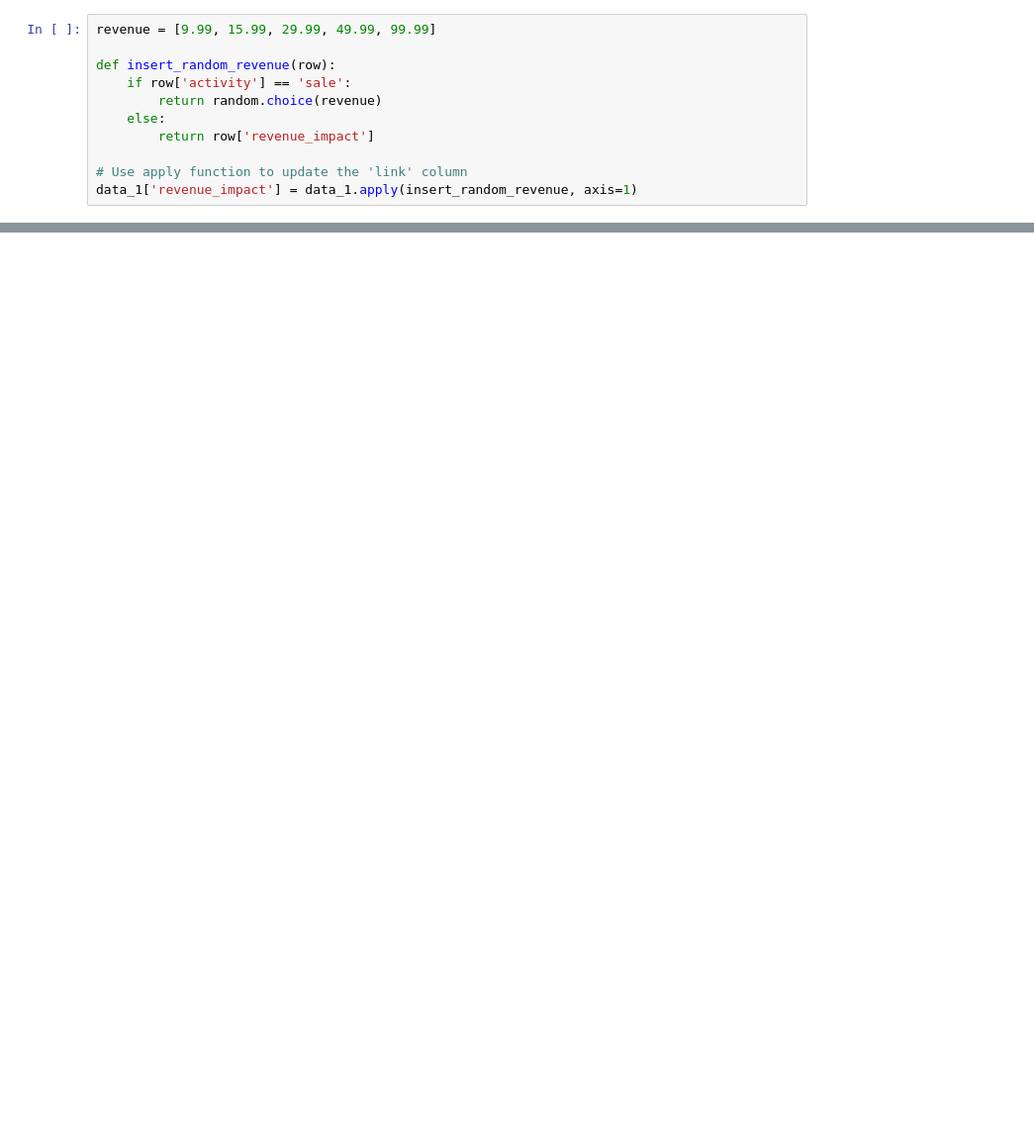
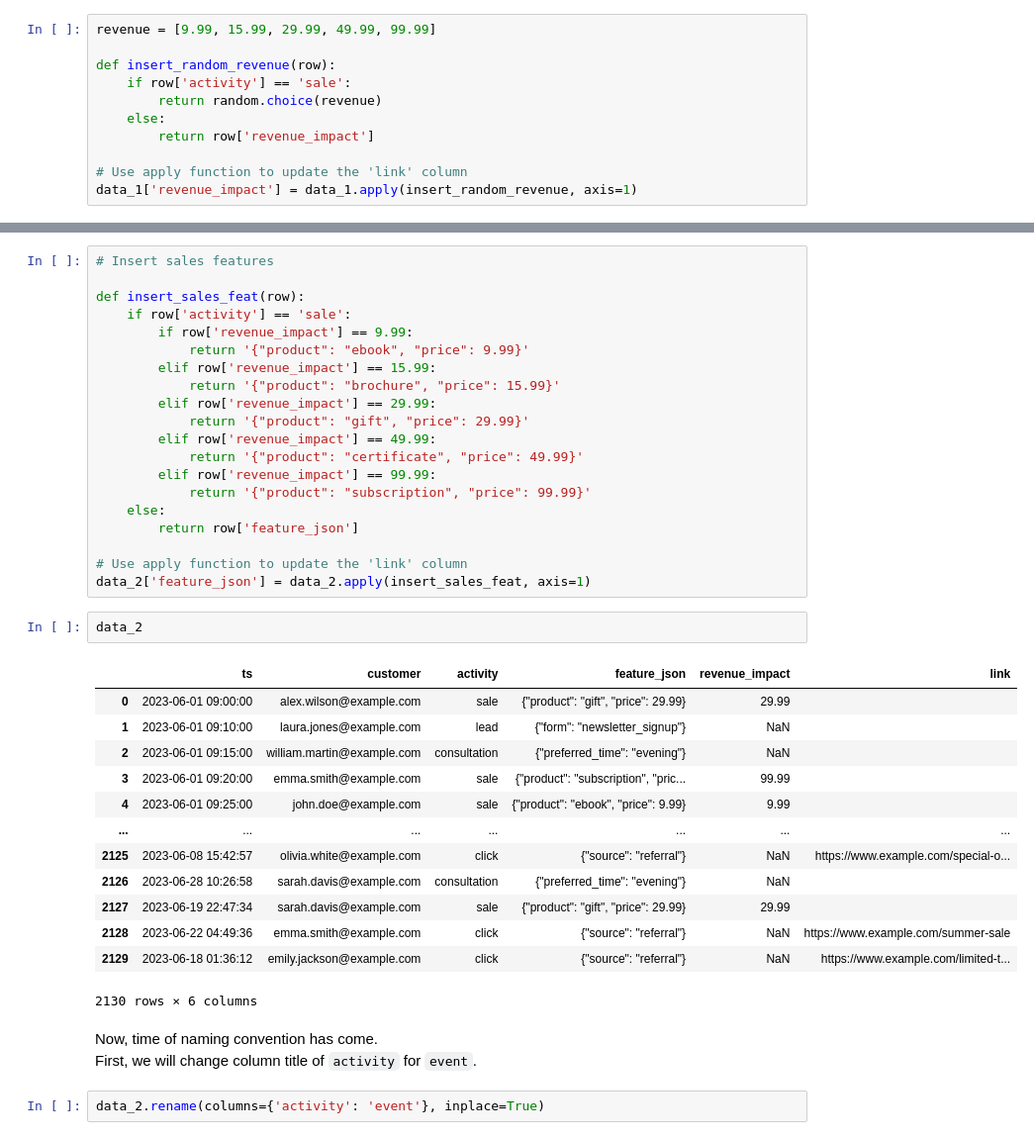
Before and after one commit to peargrape/activity_schema_sample, a Jupyter notebook: v_2/activity_schema_script.ipynb, the cells around one changed output, grey strips where cells are left out. Shown at 99% size. Cells and saved outputs as stored; diff of their text form; blank space fills up the shorter version.

Commit message:
Version 2 updated: naming convention added, conversion calculated

```diff
--- a/v_2/activity_schema_script.ipynb
+++ b/v_2/activity_schema_script.ipynb
@@ -324,0 +392,41 @@ data_1
+# %%
+# Insert sales features
+
+def insert_sales_feat(row):
+    if row['activity'] == 'sale':
+        if row['revenue_impact'] == 9.99:
+            return '{"product": "ebook", "price": 9.99}'
+        elif row['revenue_impact'] == 15.99:
+            return '{"product": "brochure", "price": 15.99}'
+        elif row['revenue_impact'] == 29.99:
+            return '{"product": "gift", "price": 29.99}'
+        elif row['revenue_impact'] == 49.99:
+            return '{"product": "certificate", "price": 49.99}'
+        elif row['revenue_impact'] == 99.99:
+            return '{"product": "subscription", "price": 99.99}'
+    else:
+        return row['feature_json']
+
+# Use apply function to update the 'link' column
+data_2['feature_json'] = data_2.apply(insert_sales_feat, axis=1)
+# %%
+data_2
+# %% [output]
+|  | ts | customer | activity | feature_json | revenue_impact | link |
+| 0 | 2023-06-01 09:00:00 | alex.wilson@example.com | sale | {"product": "gift", "price": 29.99} | 29.99 |  |
+| 1 | 2023-06-01 09:10:00 | laura.jones@example.com | lead | {"form": "newsletter_signup"} | NaN |  |
+| 2 | 2023-06-01 09:15:00 | william.martin@example.com | consultation | {"preferred_time": "evening"} | NaN |  |
+| 3 | 2023-06-01 09:20:00 | emma.smith@example.com | sale | {"product": "subscription", "pric... | 99.99 |  |
+| 4 | 2023-06-01 09:25:00 | john.doe@example.com | sale | {"product": "ebook", "price": 9.99} | 9.99 |  |
+| ... | ... | ... | ... | ... | ... | ... |
+| 2125 | 2023-06-08 15:42:57 | olivia.white@example.com | click | {"source": "referral"} | NaN | https://www.example.com/special-o... |
+| 2126 | 2023-06-28 10:26:58 | sarah.davis@example.com | consultation | {"preferred_time": "evening"} | NaN |  |
+| 2127 | 2023-06-19 22:47:34 | sarah.davis@example.com | sale | {"product": "gift", "price": 29.99} | 29.99 |  |
+| 2128 | 2023-06-22 04:49:36 | emma.smith@example.com | click | {"source": "referral"} | NaN | https://www.example.com/summer-sale |
+| 2129 | 2023-06-18 01:36:12 | emily.jackson@example.com | click | {"source": "referral"} | NaN | https://www.example.com/limited-t... |
+2130 rows × 6 columns
+# %% [markdown]
+Now, time of naming convention has come.
+First, we will change column title of `activity` for `event`.
+# %%
+data_2.rename(columns={'activity': 'event'}, inplace=True)
```
Also changed, not shown: parts of 18 cells of this notebook, 13 other files.
